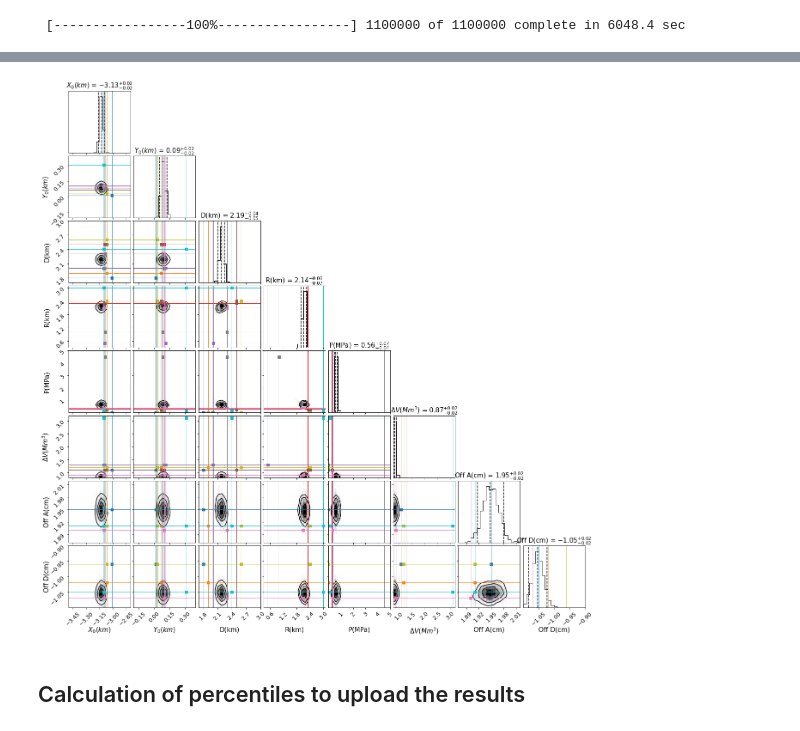
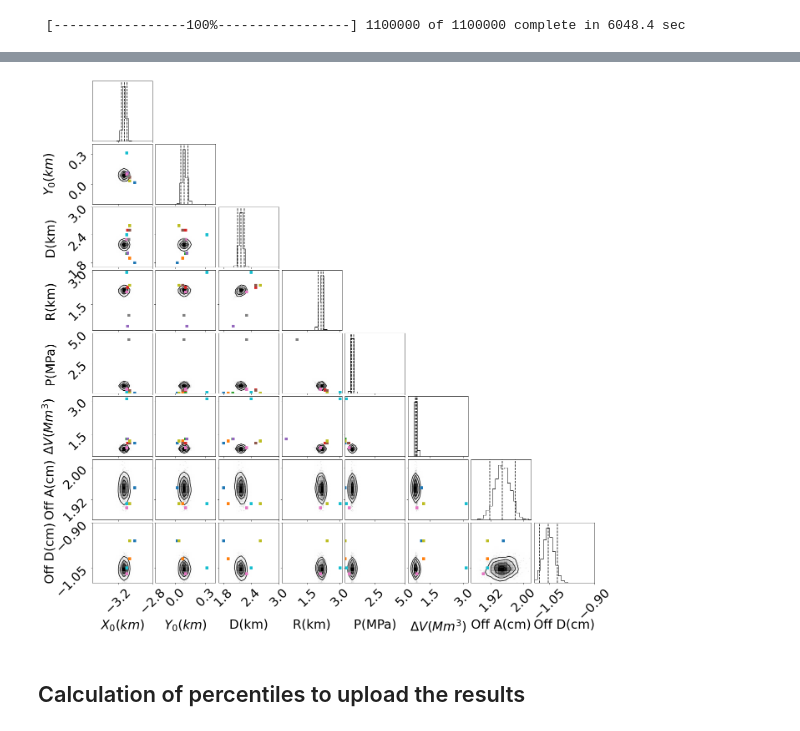
Before and after one commit to uafgeotools/vmod, a Jupyter notebook: dvd_insar_high_off.ipynb, the cells around one changed output, grey strips where cells are left out. Drawn from its saved outputs; the diff is of its cells as text; code cells hidden in the pictures.

```diff
--- a/dvd_insar_high_off.ipynb
+++ b/dvd_insar_high_off.ipynb
@@ -62,15 +62,15 @@ util.quadtree_var(losd,azsd,incsd,extent=[-20000,20000,-20000,20000],th=np.nanva
 # %%
 import numpy as np
 
-xsa,ysa,azsa,lksa,losa,elosa,refa=util.read_insar_csv('examples/dvd/insar/asc_high.txt')
-xsd,ysd,azsd,lksd,losd,elosd,refd=util.read_insar_csv('examples/dvd/insar/des_high.txt')
+xsa,ysa,azsa,lksa,losa,elosa,refa=util.read_insar_csv('examples/dvd/insar/asc_high.txt',cref=False)
+xsd,ysd,azsd,lksd,losd,elosd,refd=util.read_insar_csv('examples/dvd/insar/des_high.txt',cref=False)
 
 plt.figure()
-plt.scatter(xsa,ysa,c=losa)
+plt.scatter(xsa,ysa,c=losa,vmin=-0.01,vmax=0.08)
 plt.colorbar(label='LOS deformation (m)',orientation='horizontal')
 
 plt.figure()
-plt.scatter(xsd,ysd,c=losd)
+plt.scatter(xsd,ysd,c=losd,vmin=-0.01,vmax=0.08)
 plt.colorbar(label='LOS deformation (m)',orientation='horizontal')
 # %% [output]
 <matplotlib.colorbar.Colorbar at 0x...>
@@ -183,5 +183,12 @@ trace,MDL=inv.mcmc('insar_high_off')
 # %% [output]
  [-----------------100%-----------------] 1100000 of 1100000 complete in 6048.4 sec
+# %%
+import pickle
+#with open('unimak_gnss_3s.pkl','rb') as handle:
+with open('insar_high_off.pkl','rb') as handle:
+    dic=pickle.load(handle)
+
+trace=[dic[key] for key in dic.keys()]
 # %%
 %matplotlib inline
 data=[]
@@ -221,14 +228,14 @@ trus10=[-3.1,0.31,2.40,3.0,0.1,3.1,1.91,-1.05]
 
 trus=[trus1,trus2,trus3,trus4,trus5,trus6,trus7,trus8,trus9,trus10]
 
-ranges=[(-3.5,-2.8),(-0.2,0.4),(1.7,3.0),(0.3,3.1),(0,5),(0.8,3.2),(1.87,2.02),(-1.1,-0.9)]
+ranges=[(-3.5,-2.8),(-0.2,0.4),(1.7,3.0),(0.3,3.1),(0,5),(0.5,3.2),(1.87,2.02),(-1.1,-0.9)]
 
-plt.rcParams.update({'font.size': 13})
+plt.rcParams.update({'font.size': 30})
 figure = corner.corner(data.T, labels=labels,
-                       quantiles=[0.05, 0.5, 0.95],smooth=0.7,range=ranges,
-                       show_titles=True, label_kwargs={"fontsize": 15}, title_kwargs={"fontsize": 15})
+                       quantiles=[0.05, 0.5, 0.95],smooth=0.7,range=ranges,max_n_ticks=2,labelpad=0.3,
+                       show_titles=False, label_kwargs={"fontsize": 30}, title_kwargs={"fontsize": 30})
 for i,tru in enumerate(trus):
-    corner.overplot_lines(figure, tru, color="C"+str(i),linewidth=1)
+    #corner.overplot_lines(figure, tru, color="C"+str(i),linewidth=1)
     corner.overplot_points(figure, np.array(tru)[None], color="C"+str(i),marker='s')
 plt.savefig('histograms')
 # %% [output]
@@ -241,4 +245,4 @@ WARNING:root:Too few points to create valid contours
-[figure, old version]
+[figure, new version]
 # %% [markdown]
 ## Calculation of percentiles to upload the results
 # %%
```
Also changed, not shown: parts of 8 cells of this notebook, 12 other files.
